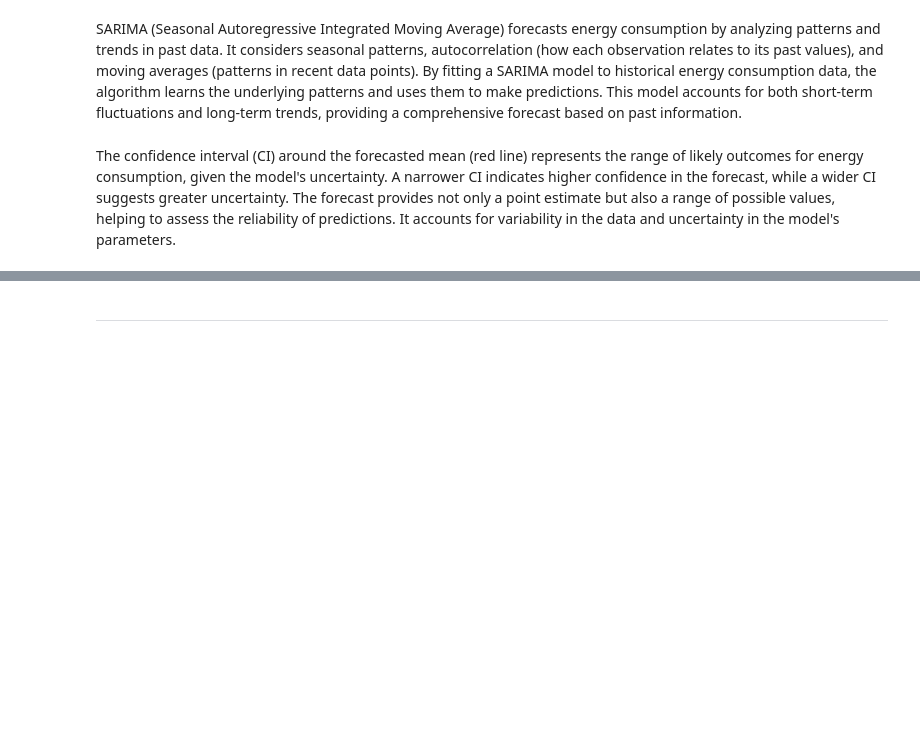
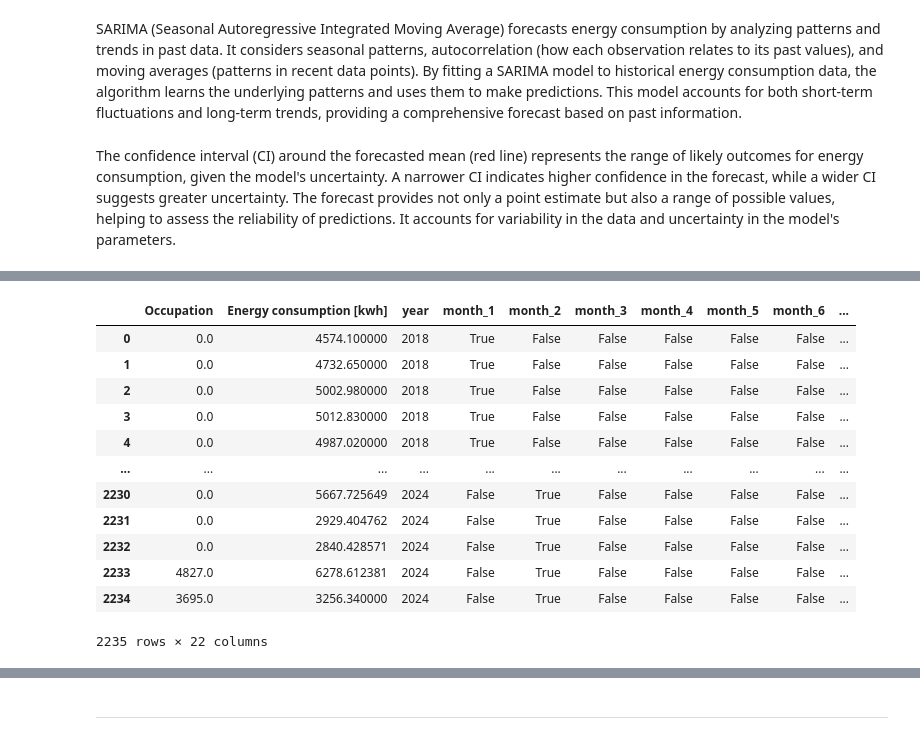
Before and after one commit to Martinacarretta/smart-UAB, a Jupyter notebook: Synthesis_project.ipynb, the cells around one changed output, grey strips where cells are left out. Cells and saved outputs as stored; diff of their text form; code cells hidden in the pictures; blank space fills up the shorter version.

```diff
--- a/Synthesis_project.ipynb
+++ b/Synthesis_project.ipynb
@@ -1383,0 +1408,32 @@ The confidence interval (CI) around the forecasted mean (red line) represents th
+# %%
+original_dates = model_d['Date'] # Save the original date so that the one-hot encoding does not affect it and we can afterwards create the plot
+
+model_d['date'] = pd.to_datetime(model_d['Date'])
+
+# Extract year from date
+model_d['year'] = model_d['date'].dt.year
+
+# Extract month and weekday, then perform one-hot encoding
+model_d['month'] = model_d['date'].dt.month
+model_d['weekday'] = model_d['date'].dt.weekday
+
+model_d = pd.get_dummies(model_d, columns=['month', 'weekday'])
+
+# Drop the original 'Date' column
+model_d = model_d.drop(columns=['Date'])
+model_d = model_d.drop(columns=['date'])
+model_d
+# %% [output]
+|  | Occupation | Energy consumption [kwh] | year | month_1 | month_2 | month_3 | month_4 | month_5 | month_6 | ... |
+| 0 | 0.0 | 4574.100000 | 2018 | True | False | False | False | False | False | ... |
+| 1 | 0.0 | 4732.650000 | 2018 | True | False | False | False | False | False | ... |
+| 2 | 0.0 | 5002.980000 | 2018 | True | False | False | False | False | False | ... |
+| 3 | 0.0 | 5012.830000 | 2018 | True | False | False | False | False | False | ... |
+| 4 | 0.0 | 4987.020000 | 2018 | True | False | False | False | False | False | ... |
+| ... | ... | ... | ... | ... | ... | ... | ... | ... | ... | ... |
+| 2230 | 0.0 | 5667.725649 | 2024 | False | True | False | False | False | False | ... |
+| 2231 | 0.0 | 2929.404762 | 2024 | False | True | False | False | False | False | ... |
+| 2232 | 0.0 | 2840.428571 | 2024 | False | True | False | False | False | False | ... |
+| 2233 | 4827.0 | 6278.612381 | 2024 | False | True | False | False | False | False | ... |
+| 2234 | 3695.0 | 3256.340000 | 2024 | False | True | False | False | False | False | ... |
+2235 rows × 22 columns
```
Also changed, not shown: parts of 30 cells of this notebook, 1 other file.
